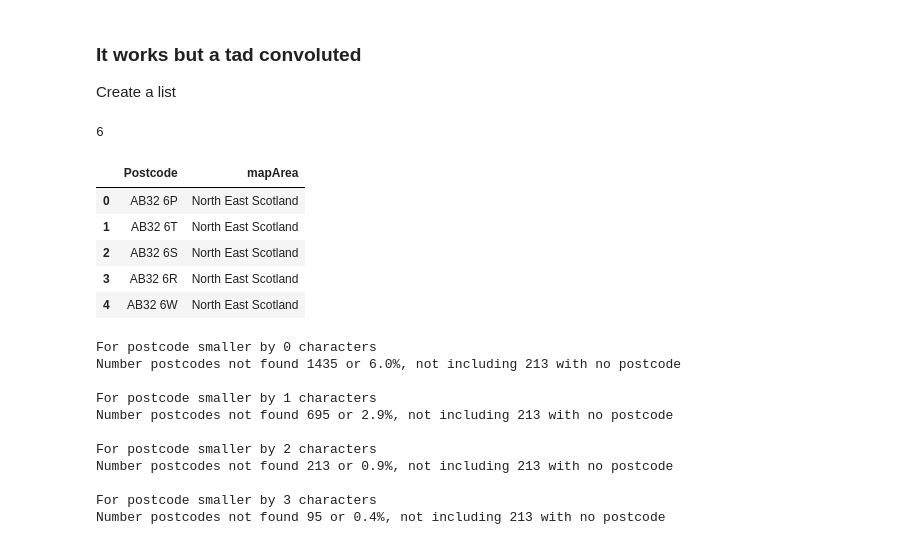
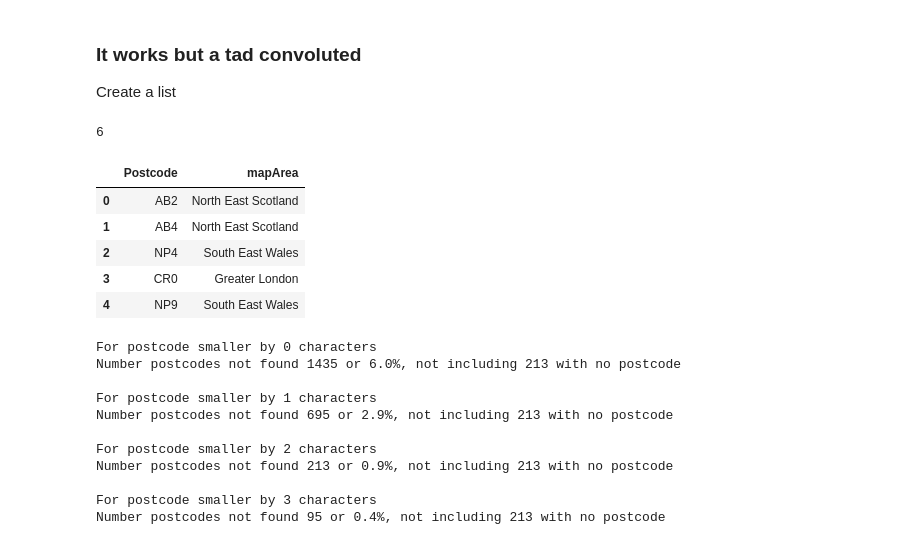
Before and after one commit to ThomasHSimm/PesticideDocs, a Jupyter notebook: _sources/add_area_to_df.ipynb, the cells around one changed output. Saved outputs shown, nothing was run; the diff lists cells and outputs as text; code cells hidden in the pictures.

```diff
--- a/_sources/add_area_to_df.ipynb
+++ b/_sources/add_area_to_df.ipynb
@@ -34,6 +35,8 @@ df
 ## Load the poscode data
 # %%
 map_data_file = os.path.join(MAIN_PATH, "src", "utils", "map_data", "postcode_to_region.csv")
-postcodes_df = mpu.get_poscode_df(path_to_csv = map_data_file)
+postcodes_df = lfu.get_poscode_df(path_to_csv = map_data_file)
+
+print(len(postcodes_df))
 postcodes_df.head()
 # %% [output]
@@ -170,15 +174,15 @@ def _getpc(postcodes_df_temp, colname):
 shorter_pc_list = get_postcode_list()
 # %%
 print( len(shorter_pc_list) )
-shorter_pc_list[1].head()
+shorter_pc_list[3].head()
 # %% [output]
 6
 |  | Postcode | mapArea |
-| 0 | AB32 6P | North East Scotland |
-| 1 | AB32 6T | North East Scotland |
-| 2 | AB32 6S | North East Scotland |
-| 3 | AB32 6R | North East Scotland |
-| 4 | AB32 6W | North East Scotland |
+| 0 | AB2 | North East Scotland |
+| 1 | AB4 | North East Scotland |
+| 2 | NP4 | South East Wales |
+| 3 | CR0 | Greater London |
+| 4 | NP9 | South East Wales |
 # %%
 dfnew= copy.deepcopy(df)
 dfnew = dfnew.loc[:,['address','address_postcode']]
```
Also changed, not shown: parts of 6 cells of this notebook, 5 other files.
